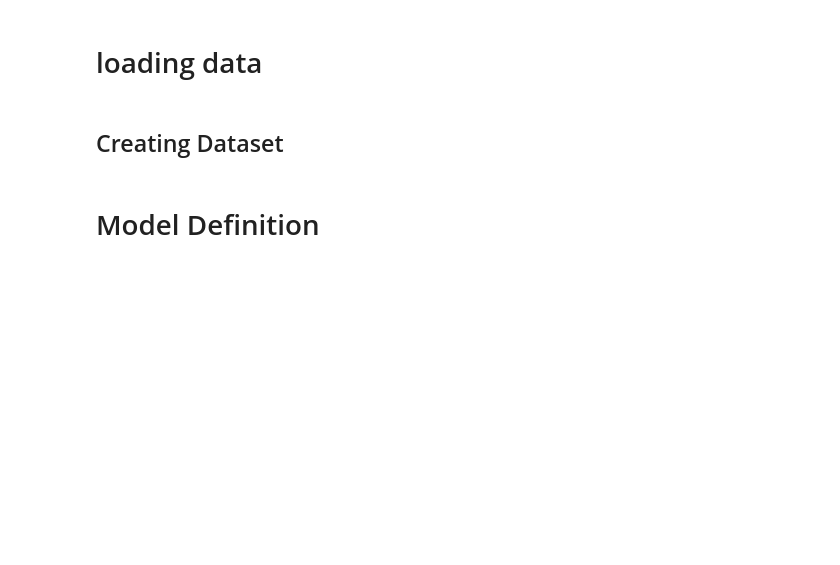
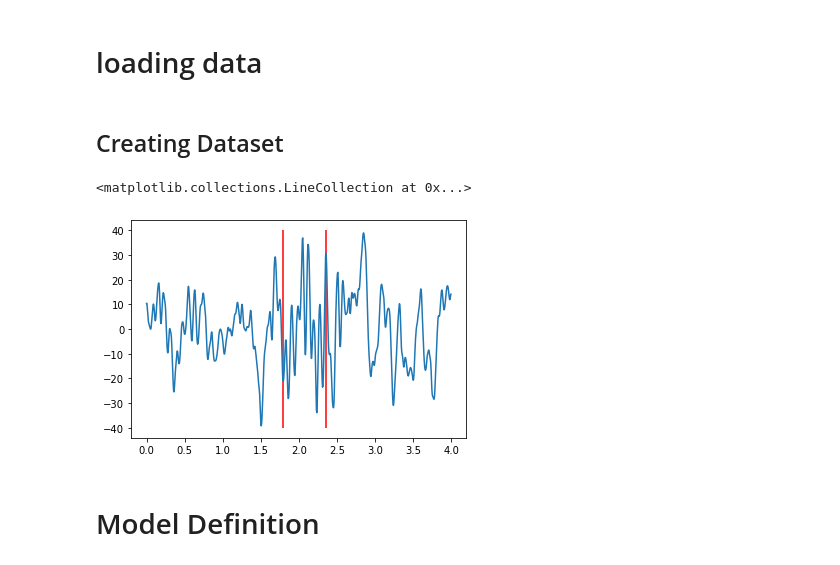
Before and after one commit to NicoBrandstetterr/location-of-the-sigma-spindles-in-EEG, a Jupyter notebook: location_sigma_spindles.ipynb, the cells around one changed output. Cells and saved outputs as stored; diff of their text form; code cells hidden in the pictures; blank space fills up the shorter version.

```diff
--- a/location_sigma_spindles.ipynb
+++ b/location_sigma_spindles.ipynb
@@ -27,7 +27,15 @@ val_signals = torch.tensor(np.load('data_sigma_spindles/val_signals.npy'))
 # %%
 train_ds = torch.utils.data.TensorDataset(train_signals, train_marks)
 val_ds = torch.utils.data.TensorDataset(val_signals, val_marks)
 test_ds = torch.utils.data.TensorDataset(test_signals, test_marks)
+a=np.load('data_sigma_spindles/train_signals.npy')
+b=np.load('data_sigma_spindles/train_marks.npy')
+t=np.arange(len(a[0]))*(4/800)
+plt.plot(t,a[0])
+plt.vlines(b[0]*(4/800),-40,40,colors="r")
+# %% [output]
+<matplotlib.collections.LineCollection at 0x...>
+[figure, added]
 # %% [markdown]
 # Model Definition
 # %%
```
Also changed, not shown: parts of 3 cells of this notebook.
